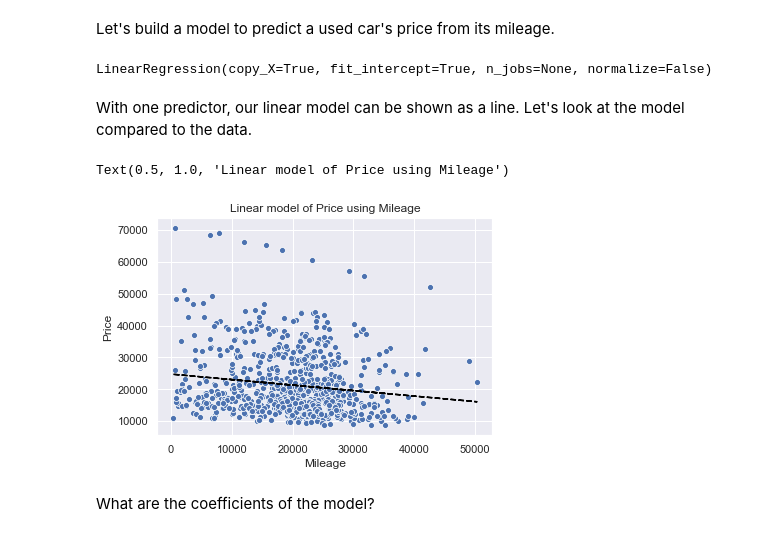
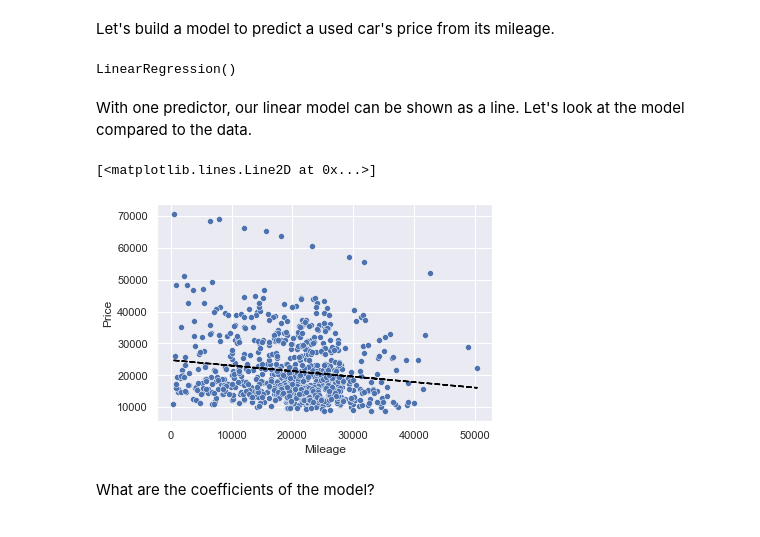
Before and after one commit to raymondshum/CST383, a Jupyter notebook: Assignments/HW7/linear-regression.ipynb, the cells around one changed output. Drawn from its saved outputs; the diff is of its cells as text; code cells hidden in the pictures.

```diff
--- a/Assignments/HW7/linear-regression.ipynb
+++ b/Assignments/HW7/linear-regression.ipynb
@@ -97,21 +101,29 @@ Let's build a model to predict a used car's price from its mileage.
 # and Price as the target variable.  Fit the model using the entire data set.
 # Use the LinearRegression class and use variable 'reg' for your LinearRegression object.
 
-# YOUR CODE HERE
+X = df[['Mileage']].values
+y = df['Price'].values
+
+reg = LinearRegression()
+reg.fit(X, y)
 # %% [output]
-LinearRegression(copy_X=True, fit_intercept=True, n_jobs=None, normalize=False)
+LinearRegression()
 # %% [markdown]
 With one predictor, our linear model can be shown as a line.
 Let's look at the model compared to the data.
 # %%
 #@ 4 Create a scatterplot of Price by Mileage (Price on y axis),
 # then superimpose your linear model on it (as a line).  Do not use
 # Seaborn's regplot for this -- use two plotting statements.
 
-# YOUR CODE HERE
+sns.scatterplot(data=df, x="Mileage", y="Price")
+
+x_val = df['Mileage'].values
+# x & y = b + mx
+plt.plot(x_val, reg.intercept_ + reg.coef_ * x_val, color='black', linestyle='dashed')
 # %% [output]
-Text(0.5, 1.0, 'Linear model of Price using Mileage')
+[<matplotlib.lines.Line2D at 0x...>]
-[figure, old version]
+[figure, new version]
 # %% [markdown]
 What are the coefficients of the model?
 # %%
```
Also changed, not shown: parts of 26 cells of this notebook.
